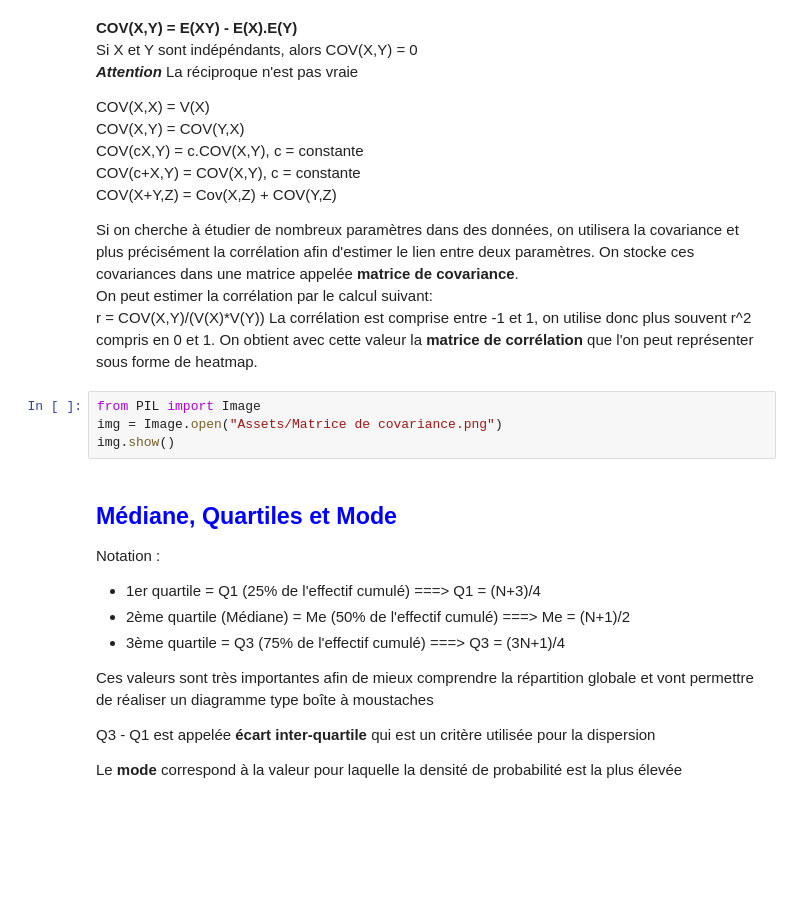
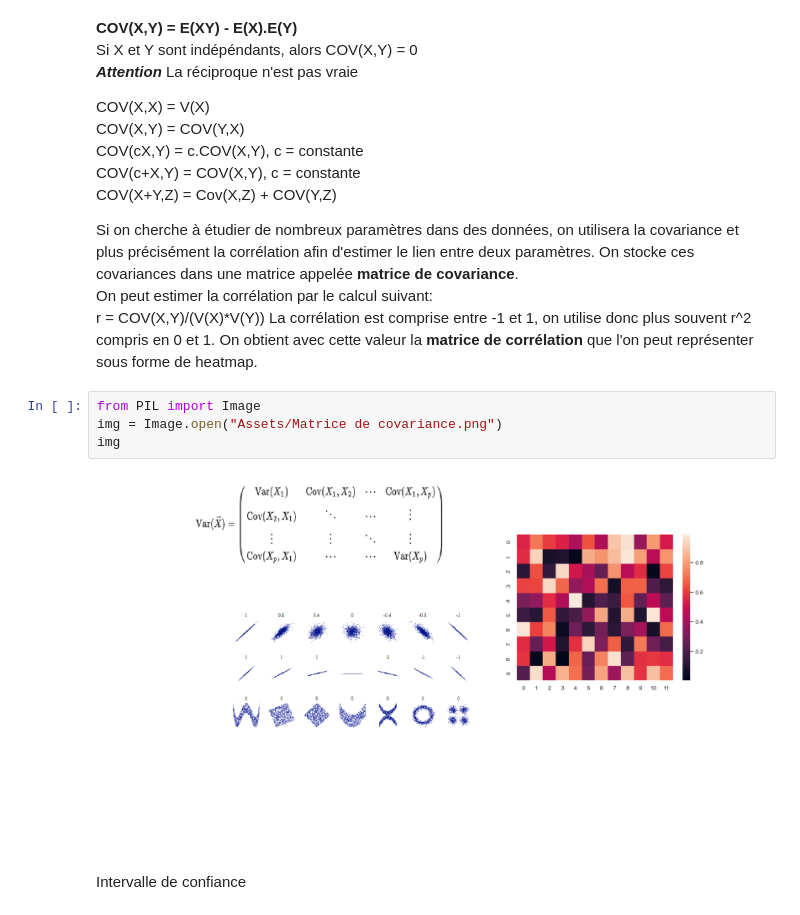
Before and after one commit to RudyBourez/math, a Jupyter notebook: Statistique_VR.ipynb, the cells around one changed output. Saved outputs shown, nothing was run; the diff lists cells and outputs as text; blank space fills up the shorter version.

```diff
--- a/Statistique_VR.ipynb
+++ b/Statistique_VR.ipynb
@@ -45,17 +120,8 @@ On obtient avec cette valeur la **matrice de corrélation** que l'on peut repré
 # %%
 from PIL import Image
 img = Image.open("Assets/Matrice de covariance.png")
-img.show()
+img
+# %% [output]
+[figure, added]
-# %% [markdown]
-## <font color="blue">Médiane, Quartiles et Mode</font>
-
-Notation :
-* 1er quartile = Q1 (25% de l'effectif cumulé) ===> Q1 = (N+3)/4
-* 2ème quartile (Médiane) = Me (50% de l'effectif cumulé) ===> Me = (N+1)/2
-* 3ème quartile = Q3 (75% de l'effectif cumulé) ===> Q3 = (3N+1)/4
-
-Ces valeurs sont très importantes afin de mieux comprendre la répartition globale et vont permettre de réaliser un diagramme type boîte à moustaches
-
-Q3 - Q1 est appelée **écart inter-quartile** qui est un critère utilisée pour la dispersion
-
-Le **mode** correspond à la valeur pour laquelle la densité de probabilité est la plus élevée
+# %% [markdown]
+Intervalle de confiance
```
Also changed, not shown: parts of 26 cells of this notebook, 2 other files.
